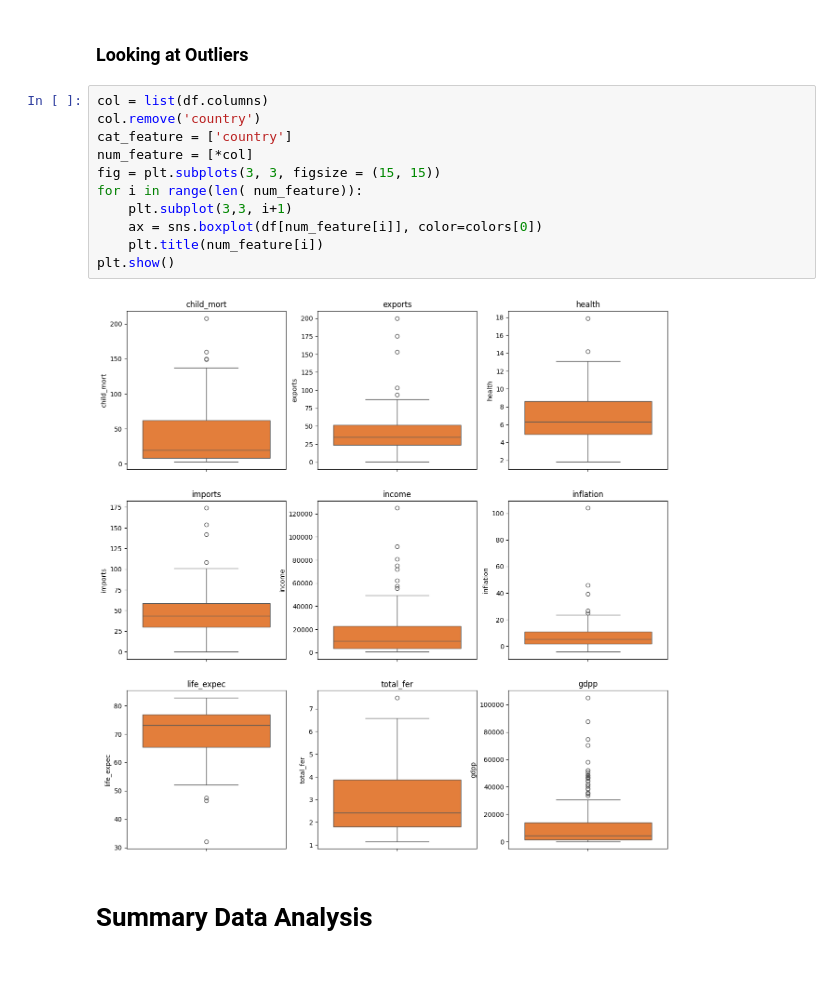
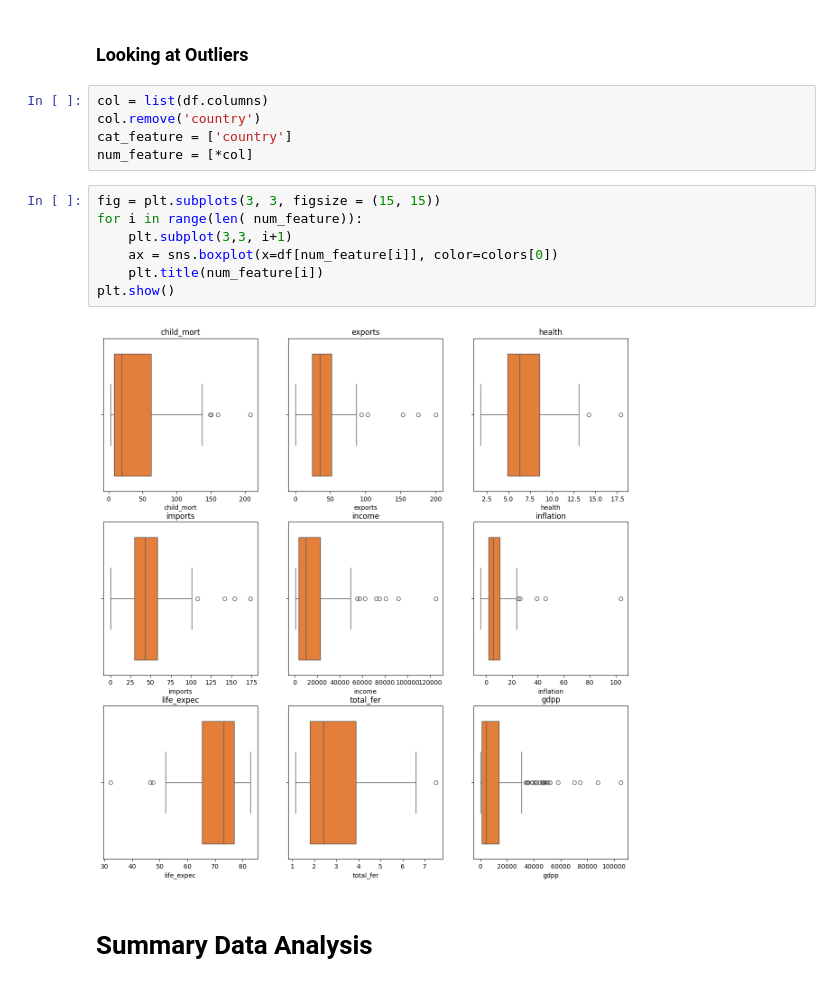
Before and after one commit to Clement733/Global-Aid-Assessment-and-Continent-Classification, a Jupyter notebook: project.ipynb, the cells around one changed output. Saved outputs shown, nothing was run; the diff lists cells and outputs as text.

```diff
--- a/project.ipynb
+++ b/project.ipynb
@@ -589,19 +589,20 @@ Luxembourg is once again at the top, and Switzerland and Qatar are among the top
 On the other hand, the lower end is primarily occupied by African nations, often considered economically less developed.
 # %% [markdown]
 ### Looking at Outliers
+# %%
+col = list(df.columns)
+col.remove('country')
+cat_feature = ['country']
+num_feature = [*col]
 # %%
-col = list(df.columns)
-col.remove('country')
-cat_feature = ['country']
-num_feature = [*col]
 fig = plt.subplots(3, 3, figsize = (15, 15))
 for i in range(len( num_feature)):
     plt.subplot(3,3, i+1)
-    ax = sns.boxplot(df[num_feature[i]], color=colors[0])
+    ax = sns.boxplot(x=df[num_feature[i]], color=colors[0])
     plt.title(num_feature[i])
 plt.show()
 # %% [output]
-[figure, old version]
+[figure, new version]
 # %% [markdown]
 # Summary Data Analysis
 # %% [markdown]
```
